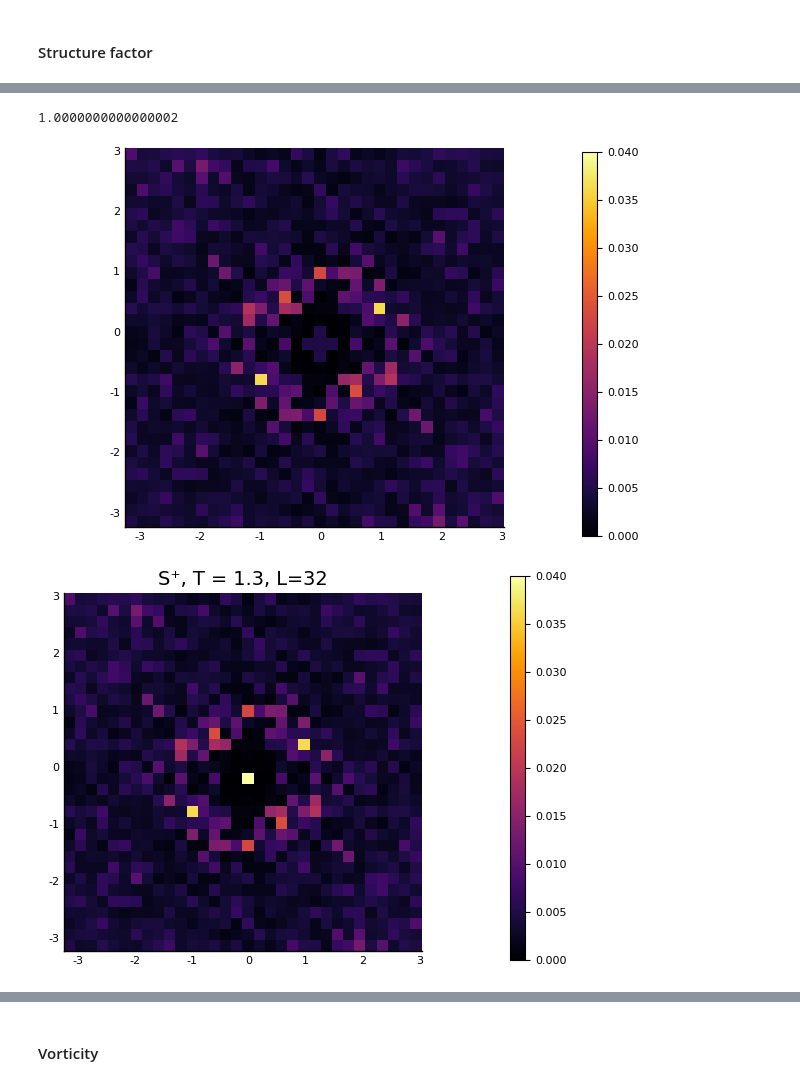
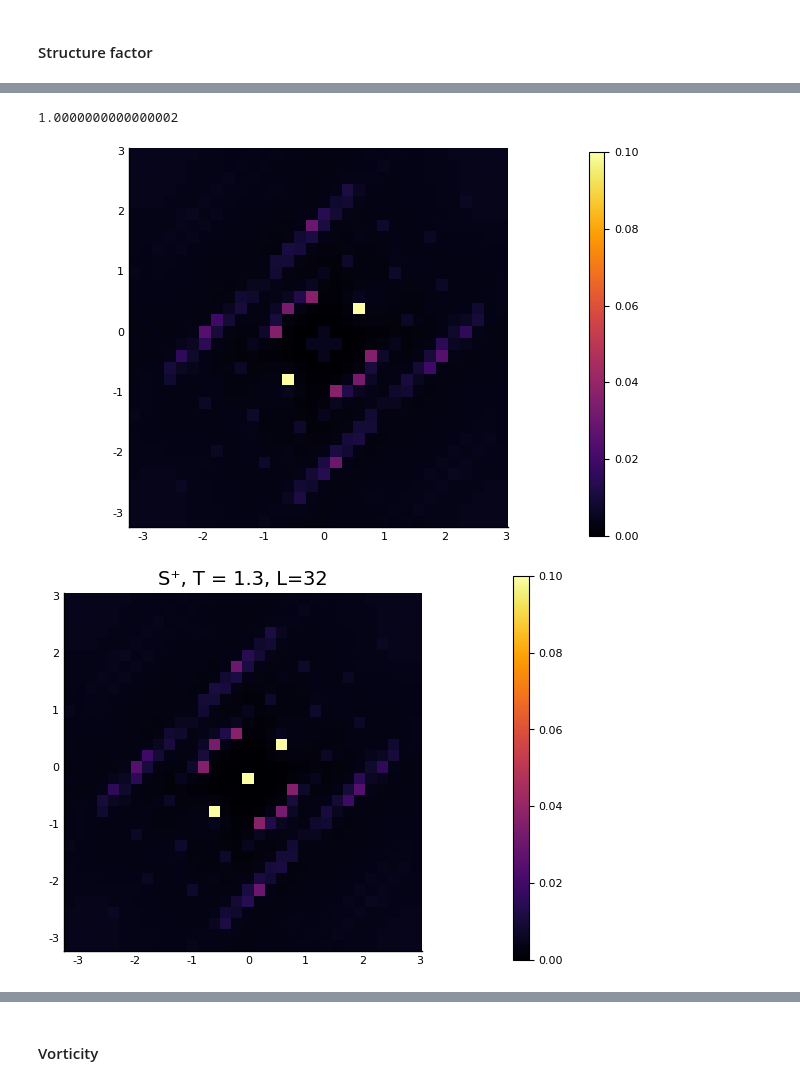
Before and after one commit to 9cco/finite-temp-vortex-lattice, a Jupyter notebook: Notebooks/Script postprocessing - Grid paralellization.ipynb, the cells around one changed output, grey strips where cells are left out. Saved outputs shown, nothing was run; the diff lists cells and outputs as text; code cells hidden in the pictures.

```diff
--- a/Notebooks/Script postprocessing - Grid paralellization.ipynb
+++ b/Notebooks/Script postprocessing - Grid paralellization.ipynb
@@ -217,12 +217,12 @@ Maximum: 1.0000000000000009
 # %%
 # Finding if there is correct normalization
 S⁺_avg = mean(S⁺_by_T[rand(1:N_T)]);
 println(maximum(S⁺_avg))
-clim_max = 0.04
+clim_max = 0.1
 heatmap(kx, ky, removeMiddle(S⁺_avg); aspect_ratio=1.0, clims=(0,clim_max))
 # %% [output]
 1.0000000000000002
-[figure, old version]
+[figure, new version]
 # %%
 mkcd("S+")
 for k = 1:N_T
@@ -233,7 +233,7 @@ for k = 1:N_T
 end
 cd("../")
 # %% [output]
-[figure, old version]
+[figure, new version]
 # %%
 S⁻_by_T = vo_di["sm"];
 println("Measures $(length(S⁻_by_T[1]))")
```
Also changed, not shown: parts of 45 cells of this notebook, 2 other files.
